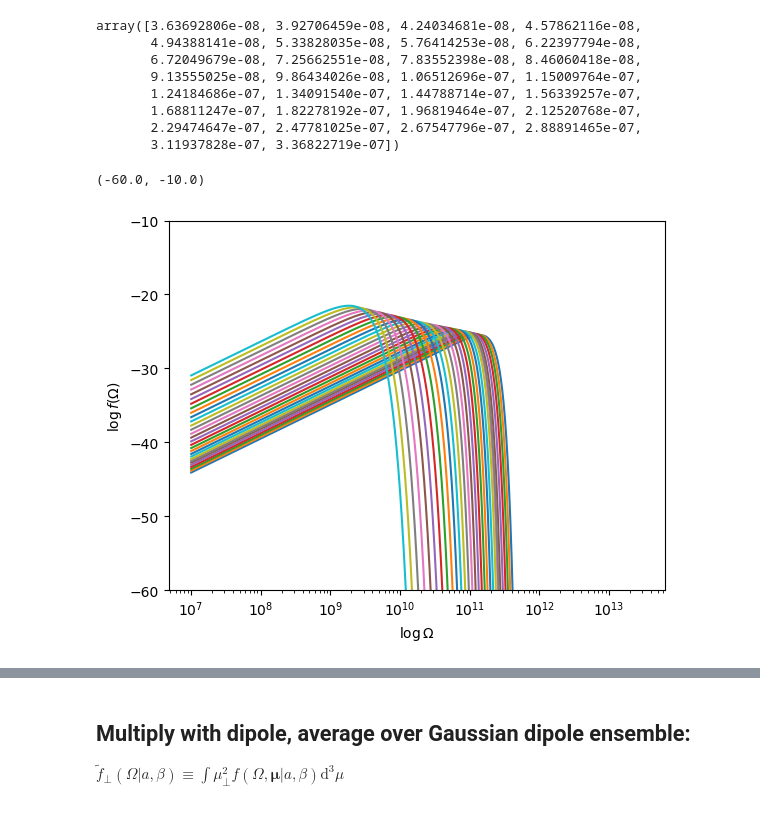
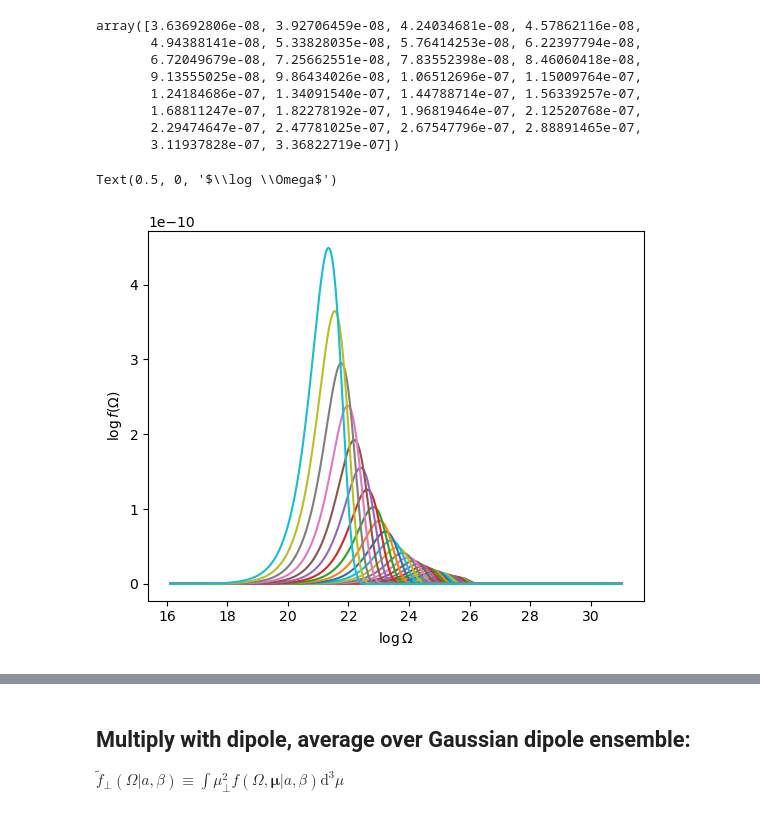
Before and after one commit to zzhang0123/SpyDust, a Jupyter notebook: SpyDust_ME/test_funcs.ipynb, the cells around one changed output, grey strips where cells are left out. Saved outputs shown, nothing was run; the diff lists cells and outputs as text; code cells hidden in the pictures.

```diff
--- a/SpyDust_ME/test_funcs.ipynb
+++ b/SpyDust_ME/test_funcs.ipynb
@@ -45,14 +45,19 @@ RN_params = {'nh' : 1000., 'T': 100., 'Chi': 1000., 'xh': 0.001, 'xC': 2e-4, 'y'
 PDR_params = {'nh' : 1e5, 'T': 300., 'Chi': 3000., 'xh': 0.0001, 'xC': 2e-4, 'y' : 0.5, 'gamma': 0, 'dipole': 9.3, 'line':7}
 # %%
 from SpyDust.util import cgsconst
+from SpyDust.AngMomDist import log_f_rot
+from SpyDust.charge_dist import charge_dist
 
 debye = cgsconst.debye
-
-dip_per_at = WNM_params['dipole'] / np.sqrt(N_C(1e-7) + N_H(1e-7)) * debye
+env = CNM_params
+dip_per_at = env['dipole'] / np.sqrt(N_C(1e-7) + N_H(1e-7)) * debye
 
 aind = 5
 a = a_tab[aind]
 beta = beta_tab[np.argmax(f_a_beta[aind, :])]
+fZ = charge_dist(env, a, beta)
+Z2 = np.sum(fZ[0, :]**2 * fZ[1, :])
+mu_rms = rms_dipole(a, beta, Z2, dip_per_at)
 print(a, beta)
 # %% [output]
 5.3382803478865665e-08 -0.3425
@@ -74,31 +79,27 @@ array([3.63692806e-08, 3.92706459e-08, 4.24034681e-08, 4.57862116e-08,
        2.29474647e-07, 2.47781025e-07, 2.67547796e-07, 2.88891465e-07,
        3.11937828e-07, 3.36822719e-07])
 # %%
-from SpyDust.AngMomDist import log_f_rot
-from SpyDust.charge_dist import charge_dist
-
 env = WNM_params
 # fZ = charge_dist(env, a, beta)
 # Z2 = np.sum(fZ[0, :]**2 * fZ[1, :])
 # mu_rms = rms_dipole(a, beta, Z2, dip_per_at)
 ip = 2/3
 # mu_ip = np.array([mu_rms * np.sqrt(ip)])
 # mu_op = np.array([mu_rms * np.sqrt(1 - ip)])
 #log_omegas, log_f_rot = log_f_rot(env, a, beta, fZ, mu_ip, mu_op, omega_min=1e7, omega_max=3e13, Nomega=1000)
 
-omegas = makelogtab(1e7, 3e13, 1000)
 for a in a_tab:
     fZ = charge_dist(env, a, beta)
     Z2 = np.sum(fZ[0, :]**2 * fZ[1, :])
     mu_rms = rms_dipole(a, beta, Z2, dip_per_at)
     mu_ip = np.array([mu_rms * np.sqrt(ip)])
     mu_op = np.array([mu_rms * np.sqrt(1 - ip)])
-    log_rot_dist = log_f_rot(env, a, beta, fZ, mu_ip, mu_op, omega_min=1e7, omega_max=3e13, Nomega=1000)[0]
-    plt.plot(omegas, log_rot_dist)
-plt.xscale('log')
+    omegas, log_rot_dist = log_f_rot(env, a, beta, fZ, mu_ip, mu_op, omega_min=1e7, omega_max=3e13, Nomega=1000)
+    plt.plot(omegas, np.exp(log_rot_dist[0]))
+#plt.xscale('log')
 plt.ylabel(r'$\log f(\Omega)$')
 plt.xlabel(r'$\log \Omega$')
-plt.ylim(-60, -10)
+#plt.ylim(-60, -10)
 # %% [output]
-(-60.0, -10.0)
+Text(0.5, 0, '$\\log \\Omega$')
-[figure, old version]
+[figure, new version]
```
Also changed, not shown: parts of 17 cells of this notebook, 1 other file.
